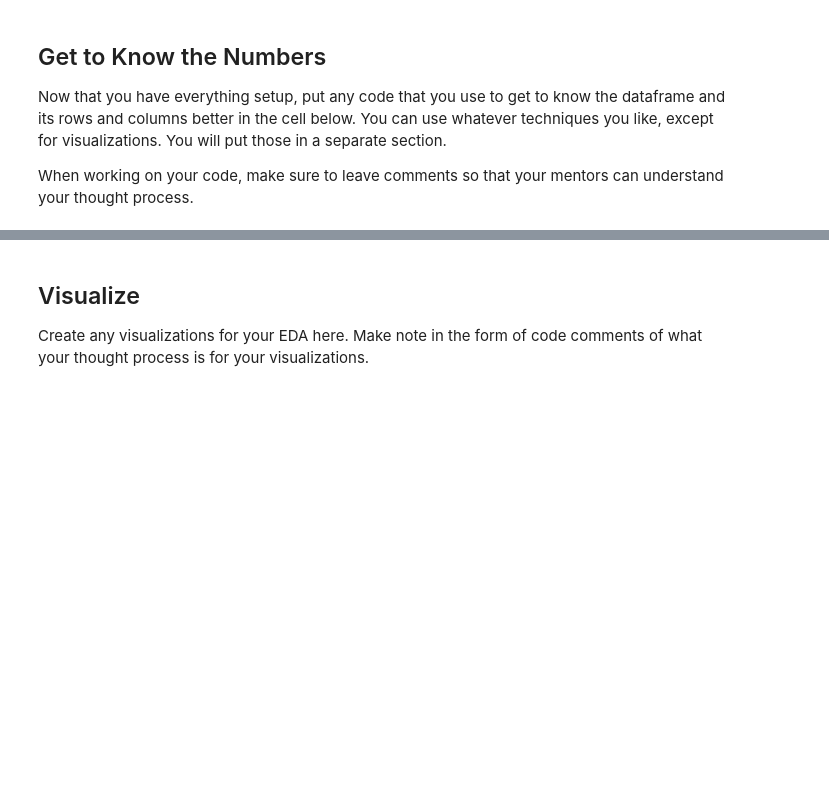
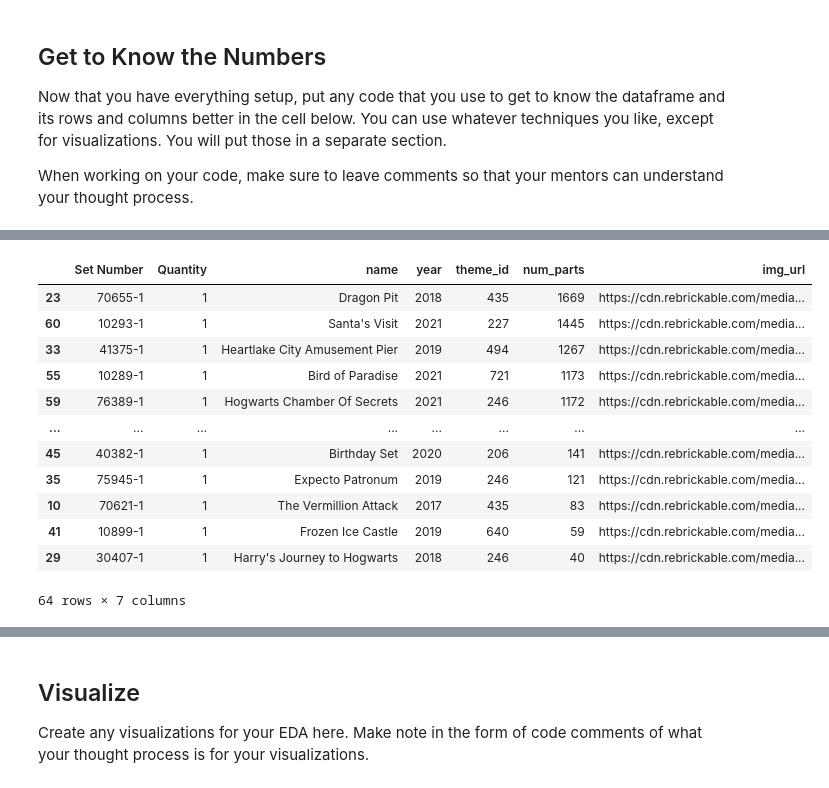
Before and after one commit to ARichards25/eda-checkpoint, a Jupyter notebook: checkpoint-two.ipynb, the cells around one changed output, grey strips where cells are left out. Saved outputs shown, nothing was run; the diff lists cells and outputs as text; code cells hidden in the pictures; blank space fills up the shorter version.

```diff
--- a/checkpoint-two.ipynb
+++ b/checkpoint-two.ipynb
@@ -261,0 +166,18 @@ named_sets
+# %%
+#I also want to know what our largest sets are.
+set_names = set_names.sort_values('num_parts', ascending=False)
+set_names
+# %% [output]
+|  | Set Number | Quantity | name | year | theme_id | num_parts | img_url |
+| 23 | 70655-1 | 1 | Dragon Pit | 2018 | 435 | 1669 | https://cdn.rebrickable.com/media... |
+| 60 | 10293-1 | 1 | Santa's Visit | 2021 | 227 | 1445 | https://cdn.rebrickable.com/media... |
+| 33 | 41375-1 | 1 | Heartlake City Amusement Pier | 2019 | 494 | 1267 | https://cdn.rebrickable.com/media... |
+| 55 | 10289-1 | 1 | Bird of Paradise | 2021 | 721 | 1173 | https://cdn.rebrickable.com/media... |
+| 59 | 76389-1 | 1 | Hogwarts Chamber Of Secrets | 2021 | 246 | 1172 | https://cdn.rebrickable.com/media... |
+| ... | ... | ... | ... | ... | ... | ... | ... |
+| 45 | 40382-1 | 1 | Birthday Set | 2020 | 206 | 141 | https://cdn.rebrickable.com/media... |
+| 35 | 75945-1 | 1 | Expecto Patronum | 2019 | 246 | 121 | https://cdn.rebrickable.com/media... |
+| 10 | 70621-1 | 1 | The Vermillion Attack | 2017 | 435 | 83 | https://cdn.rebrickable.com/media... |
+| 41 | 10899-1 | 1 | Frozen Ice Castle | 2019 | 640 | 59 | https://cdn.rebrickable.com/media... |
+| 29 | 30407-1 | 1 | Harry's Journey to Hogwarts | 2018 | 246 | 40 | https://cdn.rebrickable.com/media... |
+64 rows × 7 columns
```
Also changed, not shown: parts of 34 cells of this notebook.
